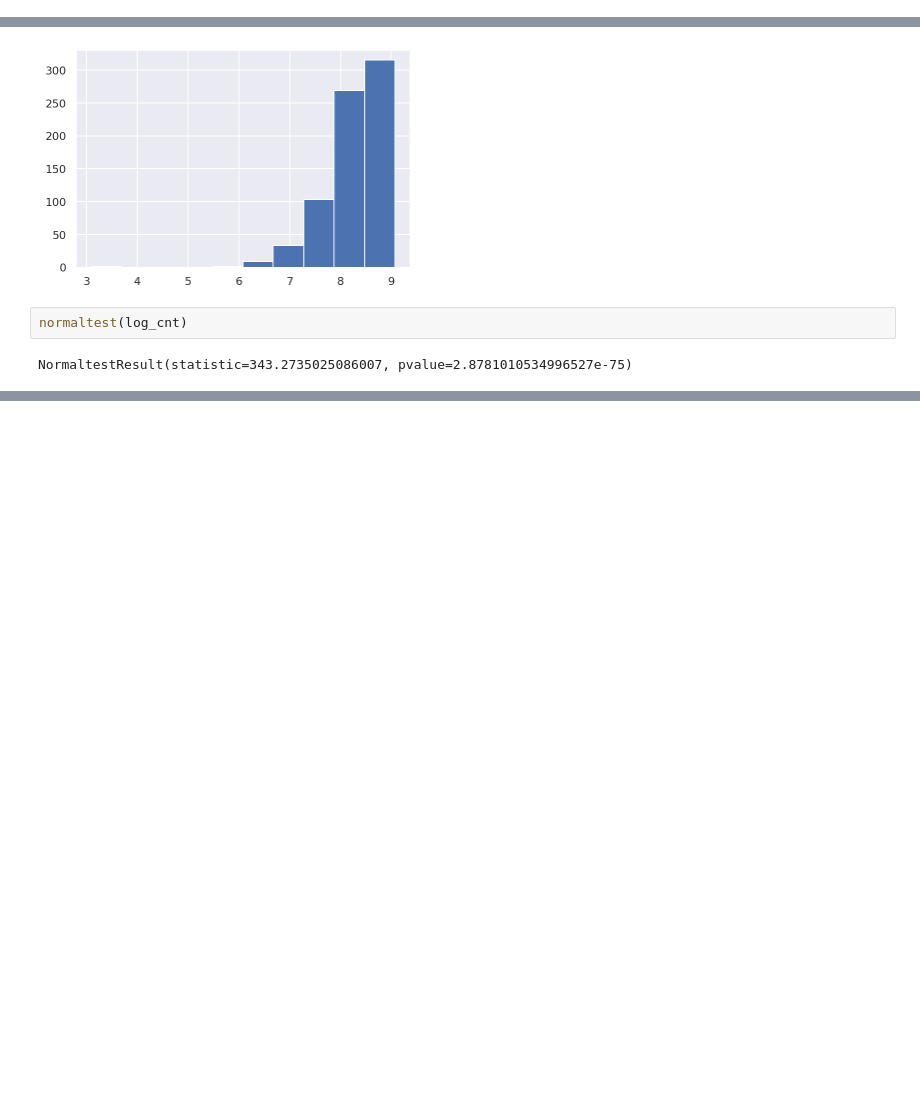
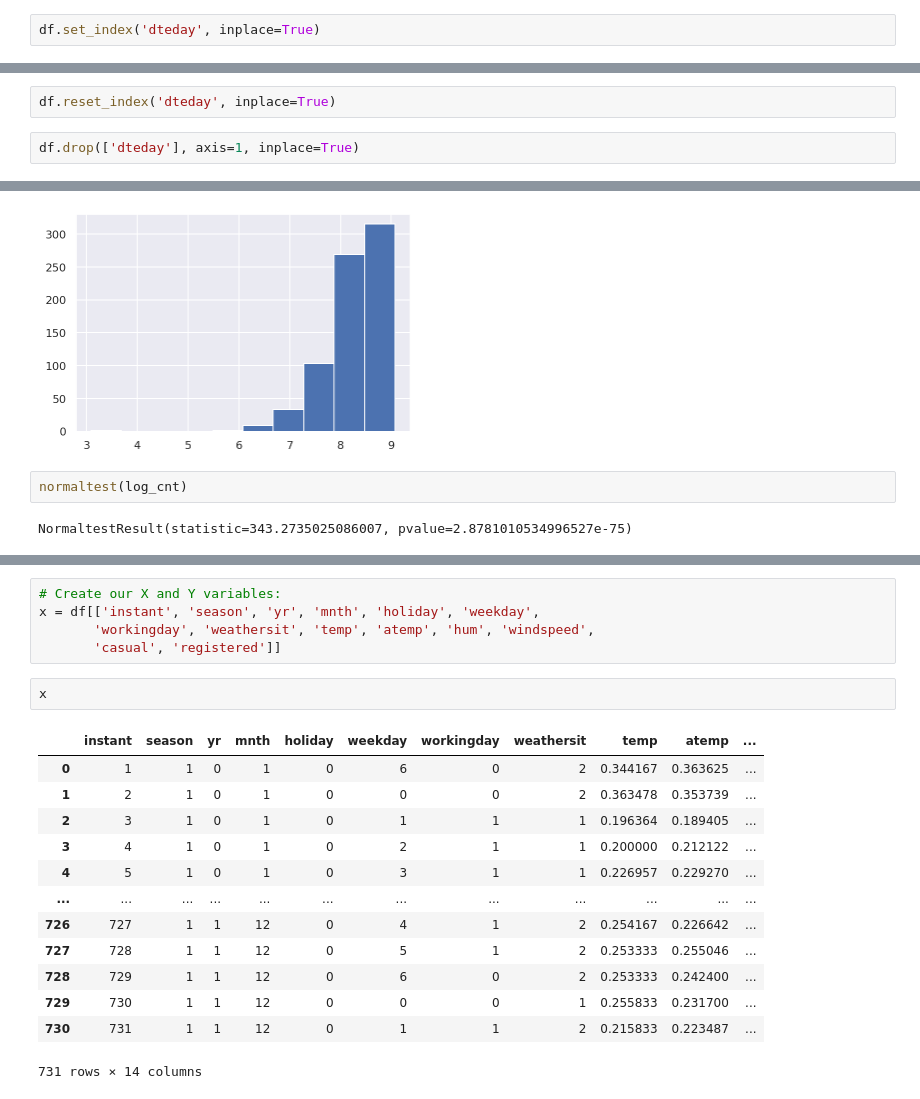
Before and after one commit to mohmaed7777/Regression-analysis-on-Bike-Sharing-System-, a Jupyter notebook: Bike_Sharing_System.ipynb, the cells around one changed output, grey strips where cells are left out. Cells and saved outputs as stored; diff of their text form; blank space fills up the shorter version.

```diff
--- a/Bike_Sharing_System.ipynb
+++ b/Bike_Sharing_System.ipynb
@@ -107,3 +107,5 @@ df['dteday'] = pd.to_datetime(df['dteday'], format="%Y-%m-%d")
 df['dteday'].dtypes
 # %% [output]
 dtype('<M8[ns]')
+# %%
+df.set_index('dteday', inplace=True)
@@ -109,0 +119,4 @@ dtype('<M8[ns]')
+# %%
+df.reset_index('dteday', inplace=True)
+# %%
+df.drop(['dteday'], axis=1, inplace=True)
@@ -211,0 +251,21 @@ NormaltestResult(statistic=343.2735025086007, pvalue=2.8781010534996527e-75)
+# %%
+# Create our X and Y variables:
+x = df[['instant', 'season', 'yr', 'mnth', 'holiday', 'weekday',
+       'workingday', 'weathersit', 'temp', 'atemp', 'hum', 'windspeed',
+       'casual', 'registered']]
+# %%
+x
+# %% [output]
+|  | instant | season | yr | mnth | holiday | weekday | workingday | weathersit | temp | atemp | ... |
+| 0 | 1 | 1 | 0 | 1 | 0 | 6 | 0 | 2 | 0.344167 | 0.363625 | ... |
+| 1 | 2 | 1 | 0 | 1 | 0 | 0 | 0 | 2 | 0.363478 | 0.353739 | ... |
+| 2 | 3 | 1 | 0 | 1 | 0 | 1 | 1 | 1 | 0.196364 | 0.189405 | ... |
+| 3 | 4 | 1 | 0 | 1 | 0 | 2 | 1 | 1 | 0.200000 | 0.212122 | ... |
+| 4 | 5 | 1 | 0 | 1 | 0 | 3 | 1 | 1 | 0.226957 | 0.229270 | ... |
+| ... | ... | ... | ... | ... | ... | ... | ... | ... | ... | ... | ... |
+| 726 | 727 | 1 | 1 | 12 | 0 | 4 | 1 | 2 | 0.254167 | 0.226642 | ... |
+| 727 | 728 | 1 | 1 | 12 | 0 | 5 | 1 | 2 | 0.253333 | 0.255046 | ... |
+| 728 | 729 | 1 | 1 | 12 | 0 | 6 | 0 | 2 | 0.253333 | 0.242400 | ... |
+| 729 | 730 | 1 | 1 | 12 | 0 | 0 | 0 | 1 | 0.255833 | 0.231700 | ... |
+| 730 | 731 | 1 | 1 | 12 | 0 | 1 | 1 | 2 | 0.215833 | 0.223487 | ... |
+731 rows × 14 columns
```
Also changed, not shown: parts of 31 cells of this notebook.
